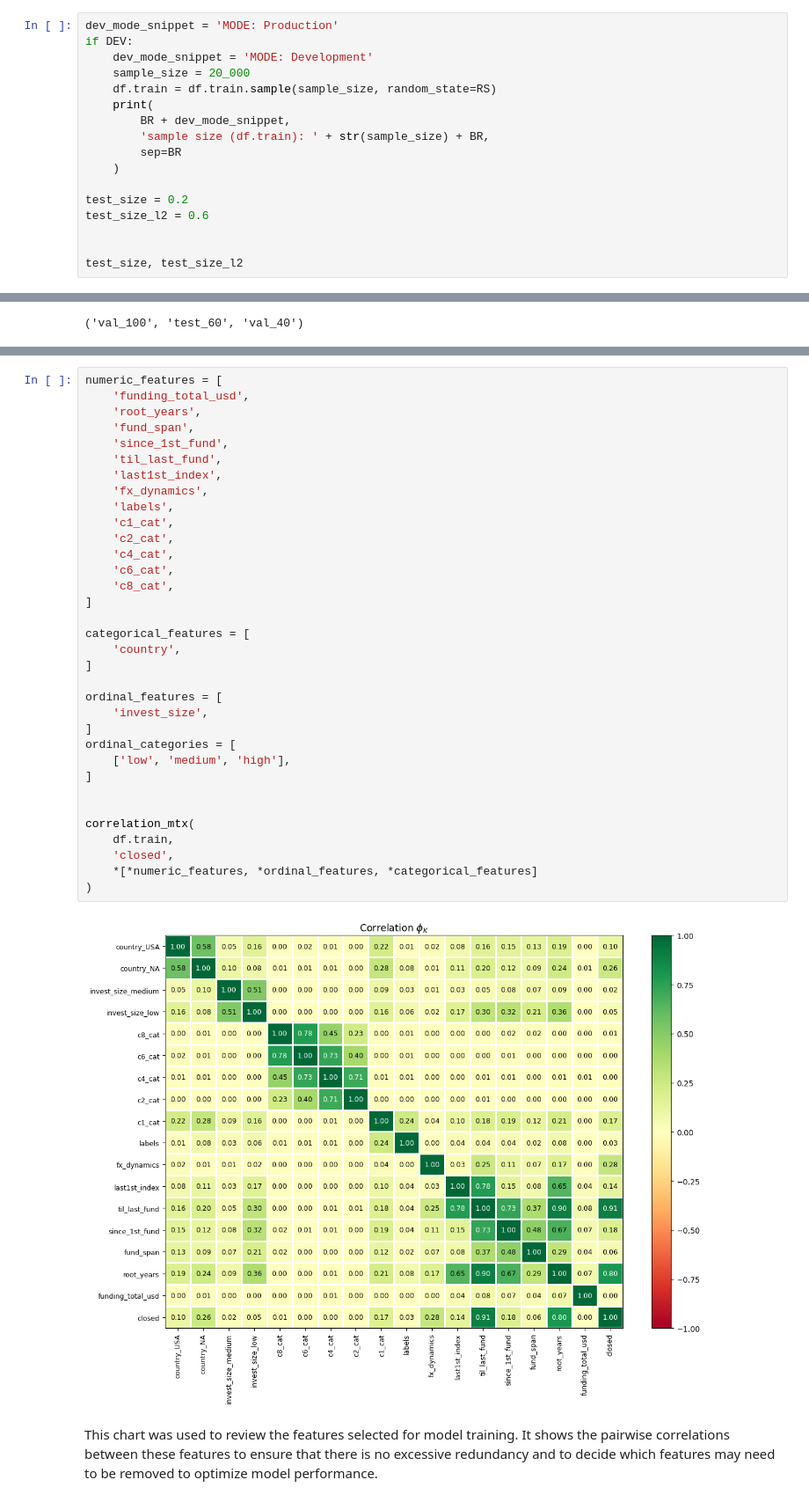
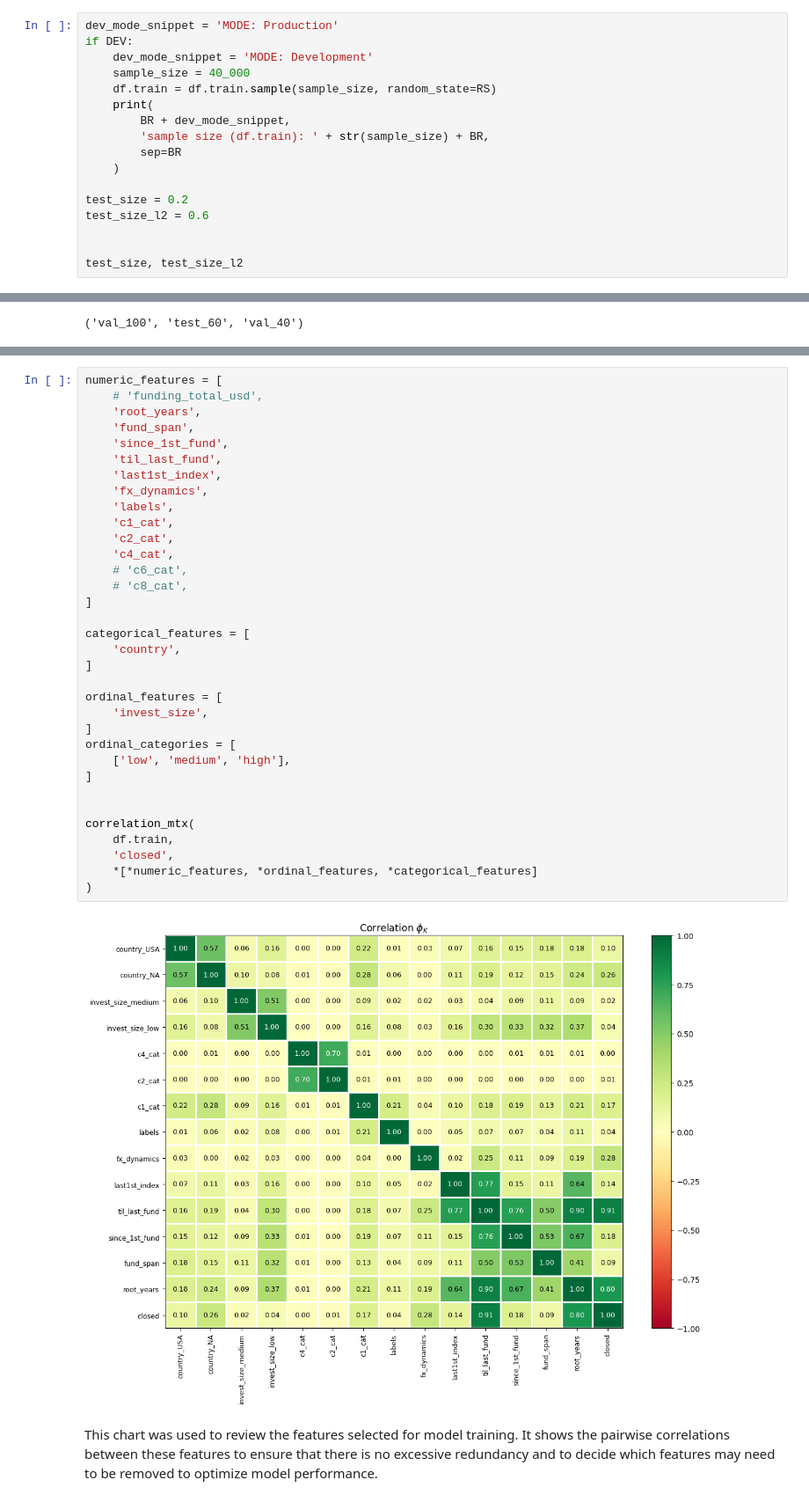
Before and after one commit to eugen-hoppe/predict_startup_op, a Jupyter notebook: en.ipynb, the cells around one changed output, grey strips where cells are left out. Shown at 88% size. Drawn from its saved outputs; the diff is of its cells as text.

```diff
--- a/en.ipynb
+++ b/en.ipynb
@@ -964,7 +964,7 @@ Highly correlated features should be removed because they can be redundant and c
 dev_mode_snippet = 'MODE: Production'
 if DEV:
     dev_mode_snippet = 'MODE: Development'
-    sample_size = 20_000
+    sample_size = 40_000
     df.train = df.train.sample(sample_size, random_state=RS)
     print(
         BR + dev_mode_snippet,
@@ -1068,39 +1070,39 @@ for row, key in enumerate(shapes):
 # %%
 numeric_features = [
-    'funding_total_usd',
+    # 'funding_total_usd',
     'root_years',
     'fund_span',
     'since_1st_fund',
     'til_last_fund',
     'last1st_index',
     'fx_dynamics',
     'labels',
     'c1_cat',
     'c2_cat',
     'c4_cat',
-    'c6_cat',
-    'c8_cat',
+    # 'c6_cat',
+    # 'c8_cat',
 ]
 
 categorical_features = [
     'country',
 ]
 
 ordinal_features = [
     'invest_size',
 ]
 ordinal_categories = [
     ['low', 'medium', 'high'],
 ]
 
 
 correlation_mtx(
     df.train,
     'closed',
     *[*numeric_features, *ordinal_features, *categorical_features]
 )
 # %% [output]
-[figure, old version]
+[figure, new version]
 # %% [markdown]
 This chart was used to review the features selected for model training. It shows the pairwise correlations between these features to ensure that there is no excessive redundancy and to decide which features may need to be removed to optimize model performance.
 # %%
```
Also changed, not shown: parts of 13 cells of this notebook.
